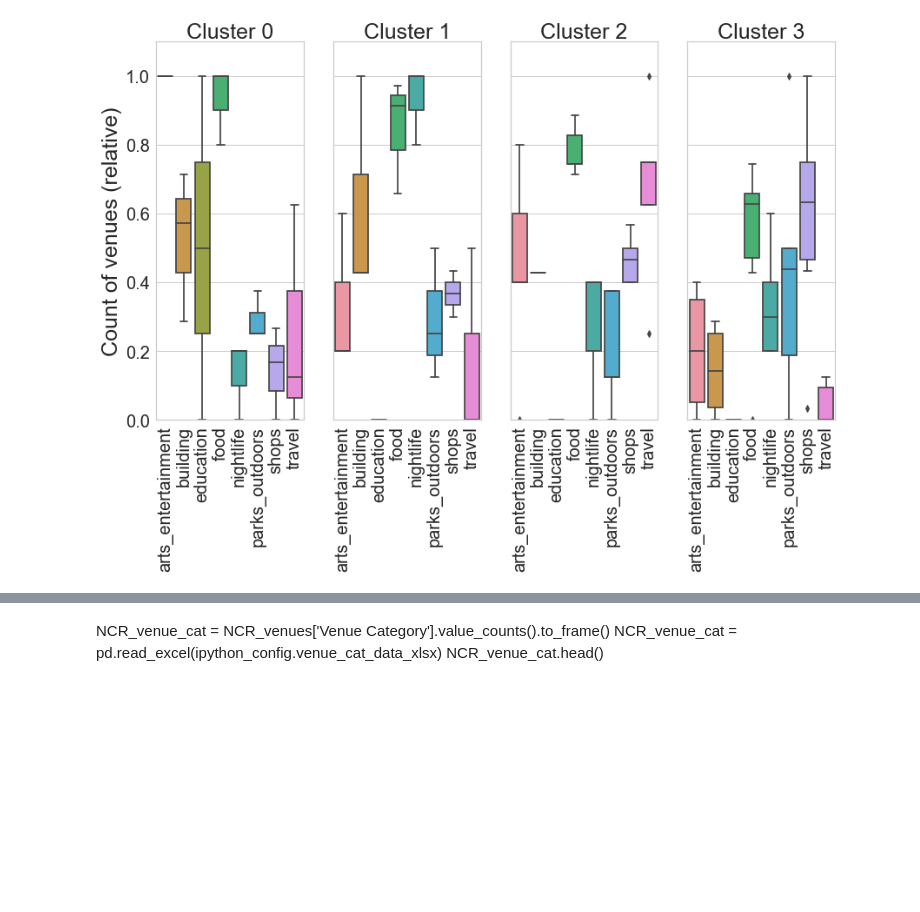
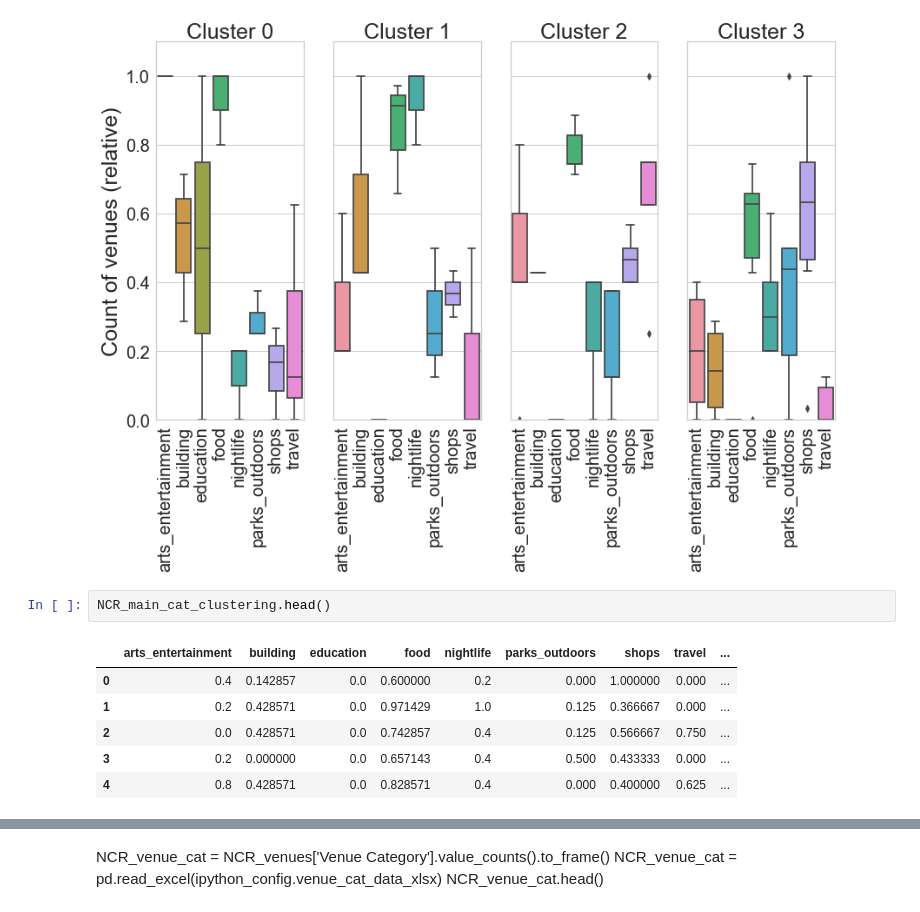
Before and after one commit to kjfjose/Coursera_Capstone, a Jupyter notebook: Coursera_Final_Capstone.ipynb, the cells around one changed output, grey strips where cells are left out. Cells and saved outputs as stored; diff of their text form; blank space fills up the shorter version.

```diff
--- a/Coursera_Final_Capstone.ipynb
+++ b/Coursera_Final_Capstone.ipynb
@@ -403,3 +443,12 @@ for k in range(0, 4):
 plt.show()
 # %% [output]
 [figure]
+# %%
+NCR_main_cat_clustering.head()
+# %% [output]
+|  | arts_entertainment | building | education | food | nightlife | parks_outdoors | shops | travel | ... |
+| 0 | 0.4 | 0.142857 | 0.0 | 0.600000 | 0.2 | 0.000 | 1.000000 | 0.000 | ... |
+| 1 | 0.2 | 0.428571 | 0.0 | 0.971429 | 1.0 | 0.125 | 0.366667 | 0.000 | ... |
+| 2 | 0.0 | 0.428571 | 0.0 | 0.742857 | 0.4 | 0.125 | 0.566667 | 0.750 | ... |
+| 3 | 0.2 | 0.000000 | 0.0 | 0.657143 | 0.4 | 0.500 | 0.433333 | 0.000 | ... |
+| 4 | 0.8 | 0.428571 | 0.0 | 0.828571 | 0.4 | 0.000 | 0.400000 | 0.625 | ... |
```
Also changed, not shown: parts of 30 cells of this notebook.
